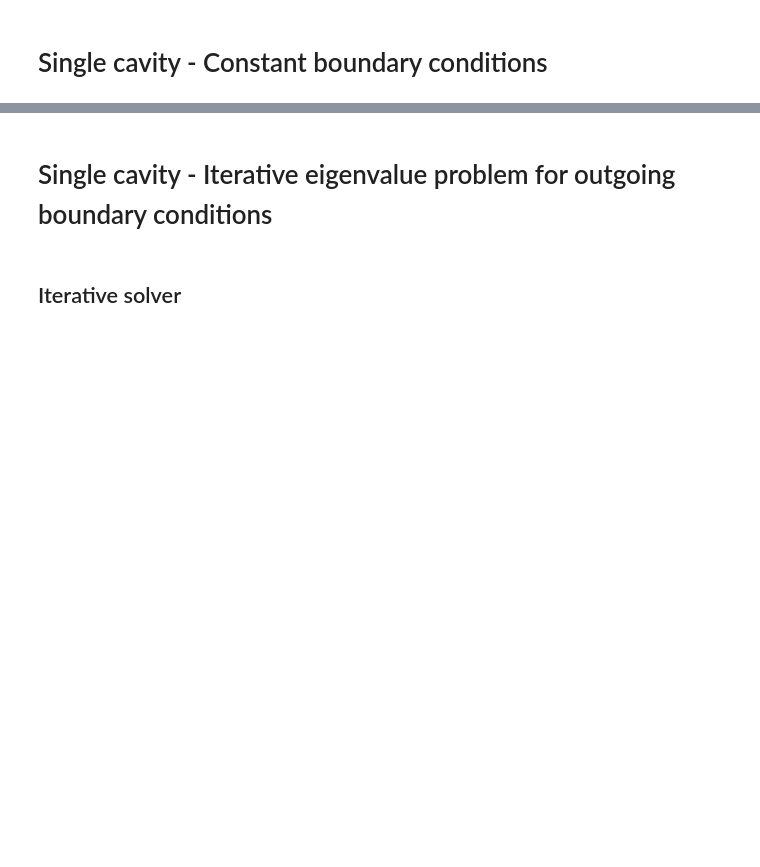
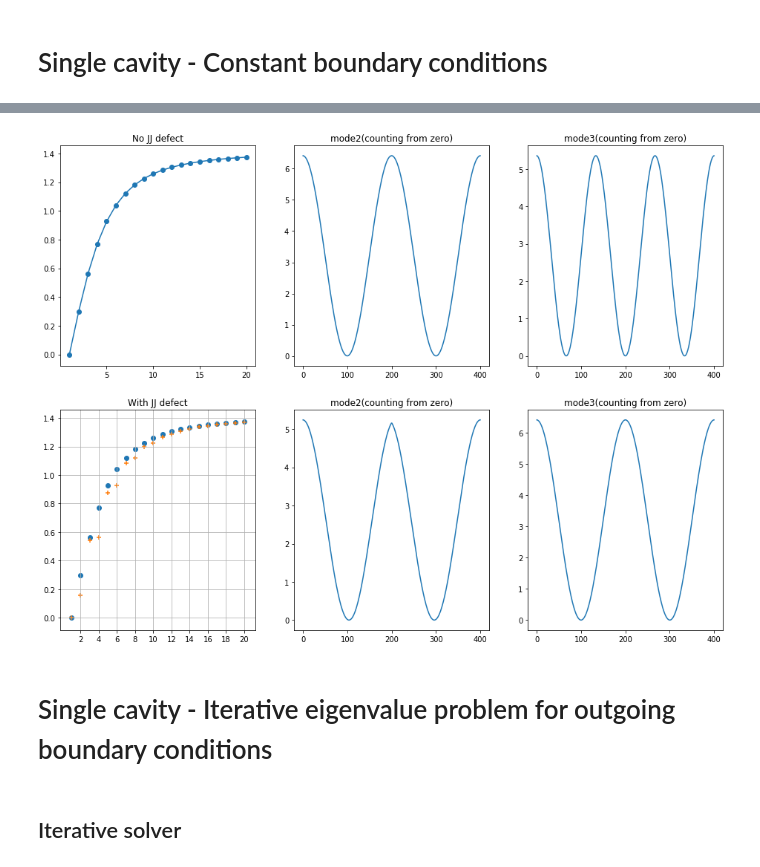
Before and after one commit to skhanCC/CoupleJJA, a Jupyter notebook: coupledJJArrays.ipynb, the cells around one changed output, grey strips where cells are left out. Cells and saved outputs as stored; diff of their text form; code cells hidden in the pictures; blank space fills up the shorter version.

```diff
--- a/coupledJJArrays.ipynb
+++ b/coupledJJArrays.ipynb
@@ -42,2 +14,83 @@ plt.show()
+# %%
+# System parameters
+# Grid size (number of LC units in JJA resonator)
+Nx = 400 # Like L
+# Circuit parameters
+Ljja, Cjja, Cjjagnd = 0.66E-9, 144E-15, 1.89E-16
+
+#************** NO JJ DEFECT *******************************
+Ljjdefect, Cjjdefect = Ljja, Cjja # no defect case
+# Number of eigenvalues to compute
+nEig = 20
+kRefVec = np.ones( (nEig,) )
+# Compute reference eigenvalues (closed cavity case, Neumann boundary conditions)
+refVals, refVecs, C1D, L1D = JJAEigs(Nx, Cjjagnd, Ljja, Cjja, Ljjdefect, Cjjdefect, nEig, bc="neu", disp="on")
+
+# Plot frequencies
+noJJDefectEigs = np.real(refVals)
+fig, axs = plt.subplots(2, 3, figsize=(16,12))
+axs[0, 0].scatter(np.arange(1,nEig+1,1),np.real(refVals))
+axs[0, 0].plot(np.arange(1,nEig+1,1),np.real(refVals))
+axs[0, 0].set_title('No JJ defect')
+
+# Plot any two successive eigenmodes
+x = np.linspace(0,Nx,Nx)
+mN = 2
+axs[0, 1].plot(x, np.abs(refVecs[:,mN])**2)
+axs[0, 1].set_title('mode' + str(mN) + '(counting from zero)')
+
+mN = 3
+axs[0, 2].plot(x, np.abs(refVecs[:,mN])**2)
+axs[0, 2].set_title('mode' + str(mN) + '(counting from zero)')
+
+#**************************************************************
+
+#*************************** IN PROGRESS, IGNORE FOR NOW ******************************
+# Constructing even/odd combinations of left and right JJA modes
+#oddMode = 0.5*np.add( refVecs[0:500,mN],-np.flipud(refVecs[500:,mN]) )
+#evenMode = 0.5*np.add( refVecs[0:500,mN],np.flipud(refVecs[500:,mN]) )
+#xhalf = np.linspace(0,Nx/2,Nx/2)
+#axs[0, 1].plot(xhalf, np.abs(oddMode**2))
+#axs[0, 1].plot(xhalf, np.abs(evenMode)**2)
+#**********************************************************************
+
+#**************** WITH JJ DEFECT **************************************
+Ljja, Cjja, Cjjagnd = 0.66E-9, 144E-15, 1.89E-16
+Ljjdefect, Cjjdefect =  285.0E-9, 3.0E-15 # with JJ defect
+
+kRefVec = np.ones( (nEig,) )
+# Compute reference eigenvalues (closed cavity case, Neumann boundary conditions)
+refVals, refVecs, C1D, L1D = JJAEigs(Nx, Cjjagnd, Ljja, Cjja, Ljjdefect, Cjjdefect, nEig, bc="neu", disp="on")
+withJJDefectEigs = np.real(refVals)
+axs[1, 0].scatter(np.arange(1,nEig+1,1),noJJDefectEigs, marker='o')
+axs[1, 0].scatter(np.arange(1,nEig+1,1),withJJDefectEigs, marker='+')
+#axs[1, 0].plot(np.arange(1,nEig+1,1),np.real(refVals))
+axs[1, 0].set_title('With JJ defect')
+axs[1, 0].set_xticks(np.arange(2,nEig+1,2))
+axs[1, 0].grid(True)
+
+# Plot the two successive mode numbers of noJJDefect case above to see
+#which one is affected by the presence of the JJ defect
+x = np.linspace(0,Nx,Nx)
+mN = 2
+axs[1, 1].plot(x, np.abs(refVecs[:,mN])**2)
+axs[1, 1].set_title('mode' + str(mN) + '(counting from zero)')
+mN = 3
+axs[1, 2].plot(x, np.abs(refVecs[:,mN])**2)
+axs[1, 2].set_title('mode' + str(mN) + '(counting from zero)')
+
+plt.show()
+
+# The following plots the images of the inductance and capacitance matrices
+#fig, ax = plt.subplots(1, 1, figsize=(8,8))
+#C1Dr = np.real(C1D)
+#plt.imshow(C1Dr.toarray(), interpolation='nearest')
+#plt.show()
+#fig, ax = plt.subplots(1, 1, figsize=(8,8))
+#L1Dr = np.real(L1D)
+#plt.imshow(L1Dr.toarray(), interpolation='nearest')
+#plt.show()
+# %% [output]
+[figure, added]
 # %% [markdown]
 # Single cavity - Iterative eigenvalue problem for outgoing boundary conditions
```
Also changed, not shown: parts of 10 cells of this notebook, 1 other file.
